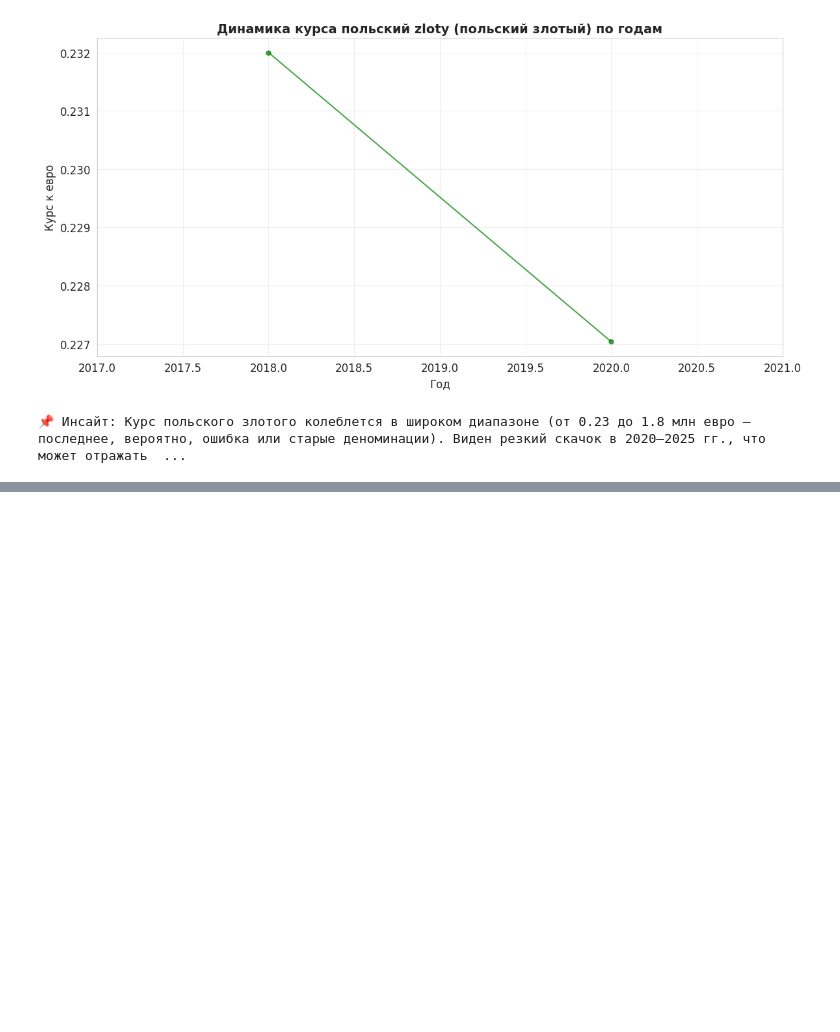
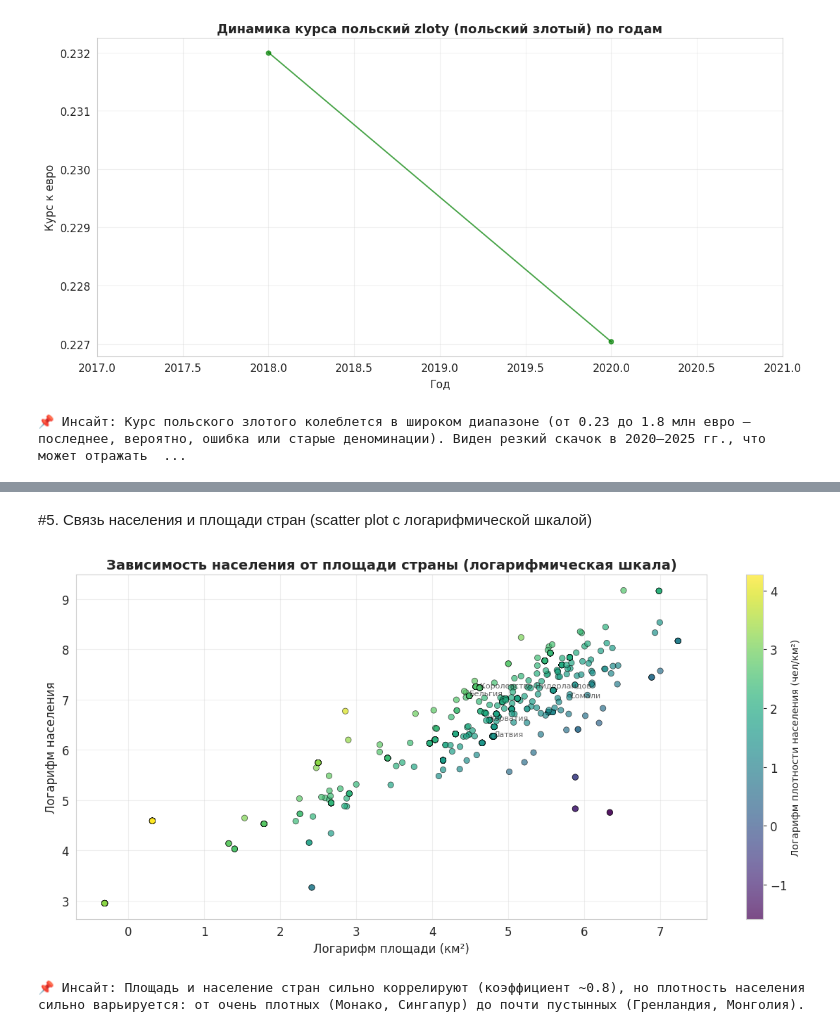
Before and after one commit to cathrineq/python-ai-Tarasova-Kate, a Jupyter notebook: notebooks/week3_visualization.ipynb, the cells around one changed output, grey strips where cells are left out. Cells and saved outputs as stored; diff of their text form; code cells hidden in the pictures; blank space fills up the shorter version.

```diff
--- a/notebooks/week3_visualization.ipynb
+++ b/notebooks/week3_visualization.ipynb
@@ -295,0 +319,33 @@ print("📌 Инсайт: Курс польского злотого колеб
+# %% [markdown]
+#5. Связь населения и площади стран (scatter plot с логарифмической шкалой)
+# %%
+# Визуализация 5: Население vs Площадь (логарифмическая шкала)
+df_countries_clean = df_countries.dropna(subset=['population', 'area'])
+df_countries_clean = df_countries_clean[(df_countries_clean['population'] > 0) & (df_countries_clean['area'] > 0)]
+
+fig, ax = plt.subplots(figsize=(12, 6))
+sc = ax.scatter(np.log10(df_countries_clean['area']), np.log10(df_countries_clean['population']),
+                c=np.log10(df_countries_clean['population']/df_countries_clean['area']),
+                cmap='viridis', alpha=0.7, edgecolors='black', linewidth=0.5)
+ax.set_xlabel('Логарифм площади (км²)', fontsize=12)
+ax.set_ylabel('Логарифм населения', fontsize=12)
+ax.set_title('Зависимость населения от площади страны (логарифмическая шкала)', fontsize=14, fontweight='bold')
+ax.grid(True, alpha=0.3)
+
+# Добавляем цветовую шкалу (плотность населения)
+cbar = plt.colorbar(sc, ax=ax)
+cbar.set_label('Логарифм плотности населения (чел/км²)', fontsize=10)
+
+# Аннотируем несколько стран (по желанию)
+examples = df_countries_clean.sample(5)
+for _, row in examples.iterrows():
+    ax.annotate(row['country'], (np.log10(row['area']), np.log10(row['population'])),
+                fontsize=8, alpha=0.7)
+
+plt.tight_layout()
+plt.show()
+
+print("📌 Инсайт: Площадь и население стран сильно коррелируют (коэффициент ~0.8), но плотность населения сильно варьируется: от очень плотных (Монако, Сингапур) до почти пустынных (Гренландия, Монголия).")
+# %% [output]
+[figure, added]
+📌 Инсайт: Площадь и население стран сильно коррелируют (коэффициент ~0.8), но плотность населения сильно варьируется: от очень плотных (Монако, Сингапур) до почти пустынных (Гренландия, Монголия).
```
Also changed, not shown: parts of 8 cells of this notebook.
